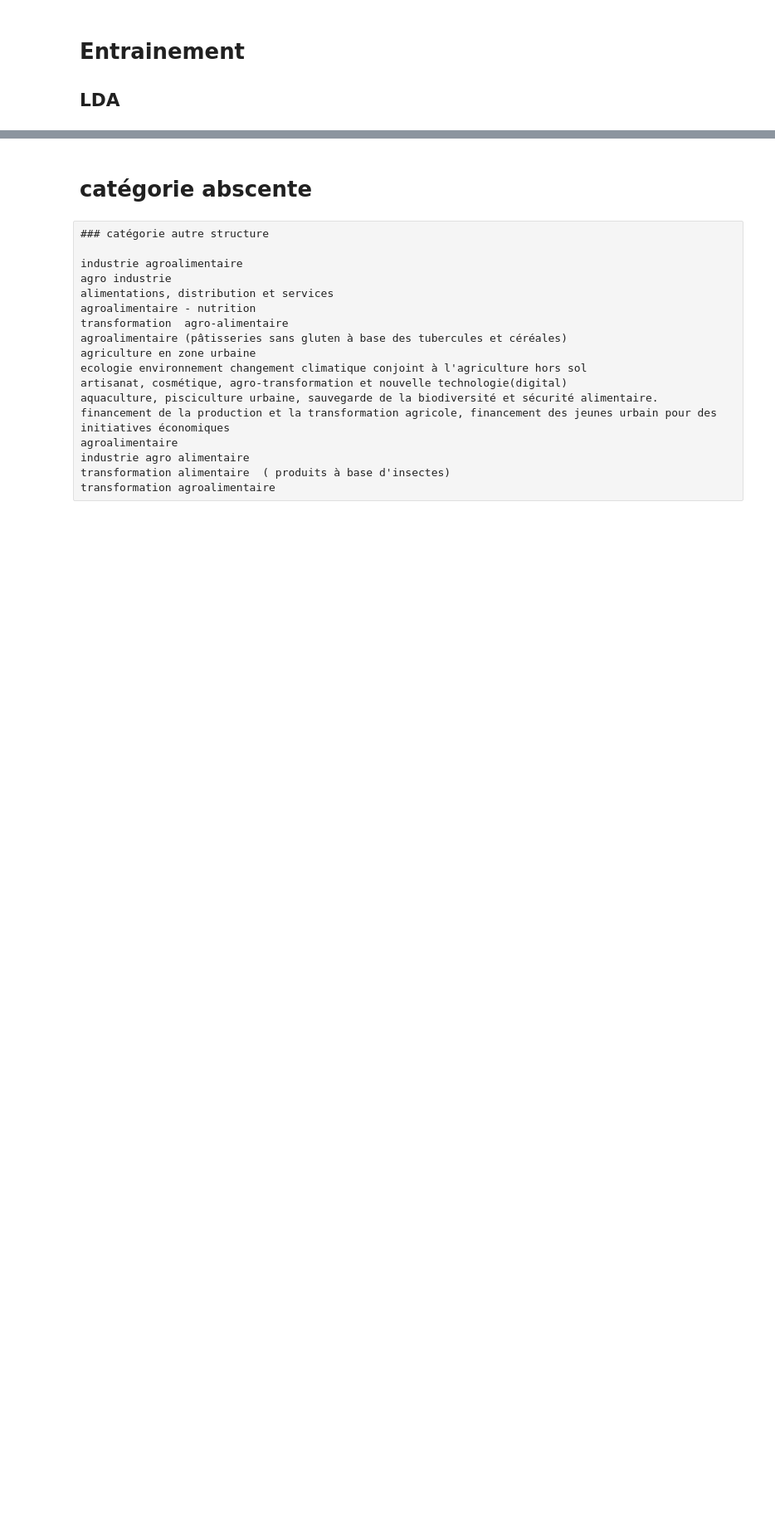
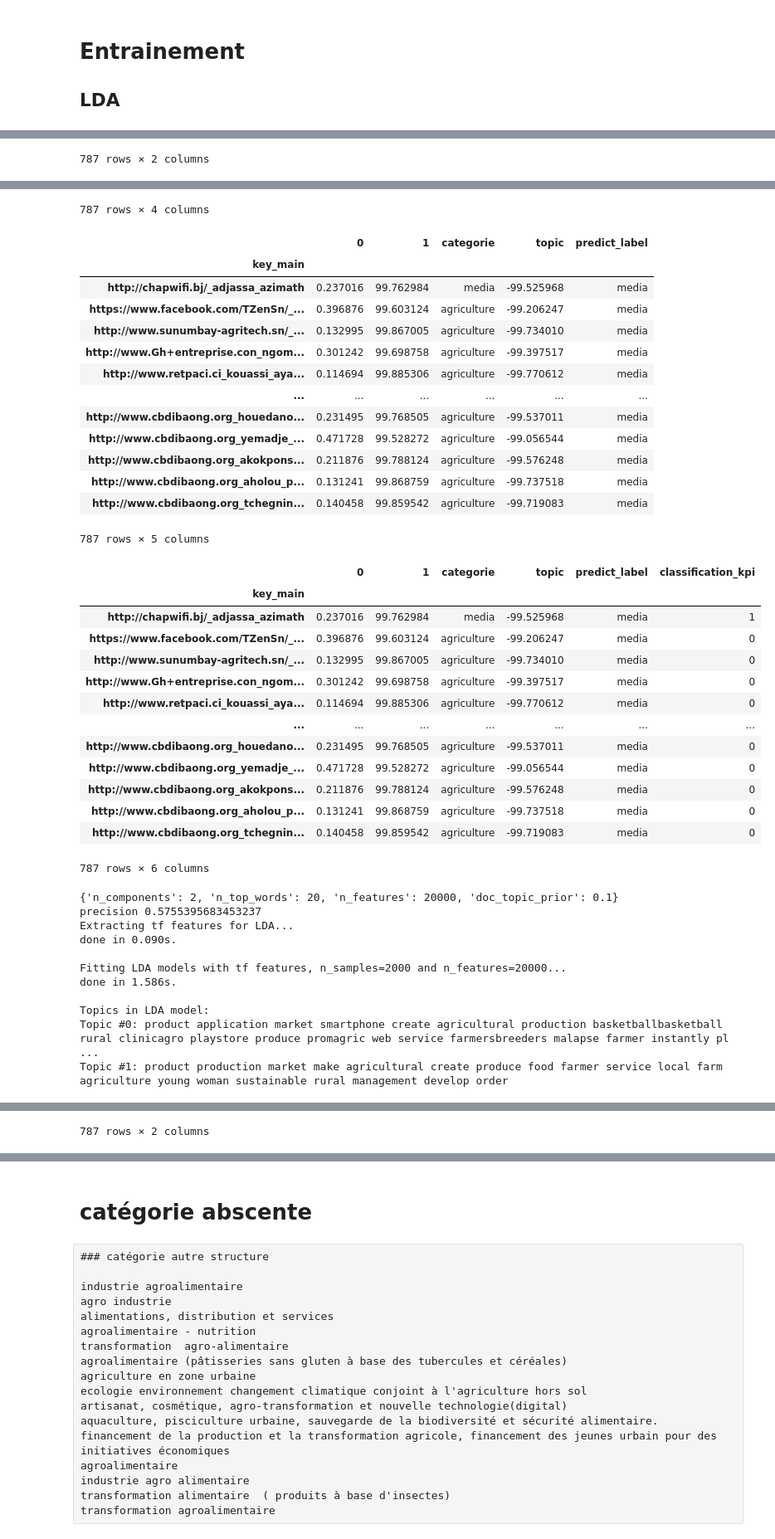
Before and after one commit to Digital-Africa/Base_Challenge_1000, a Jupyter notebook: 1-LDA-label_agri.ipynb, the cells around one changed output, grey strips where cells are left out. Shown: that part at 83% size. Saved outputs shown, nothing was run; the diff lists cells and outputs as text; code cells hidden in the pictures; blank space fills up the shorter version.

```diff
--- a/1-LDA-label_agri.ipynb
+++ b/1-LDA-label_agri.ipynb
@@ -253,0 +94,7 @@ precision 98.56115107913669
+# %%
+text_corpus = df[df['categorie'].isin(['agriculture','media'])]['collection_counter']
+list_model_parameters_prior = [{'n_components' : 2, 'n_top_words' : 20, 'n_features' : 20000, 'doc_topic_prior':alpha/10} for alpha in range(1,10,1)]
+
+for model_parameters in list_model_parameters_prior:
+    run_model_lda(model_parameters,text_corpus)
+# %% [output]
@@ -253,0 +123 @@ precision 98.56115107913669
+787 rows × 2 columns
@@ -253,0 +137,40 @@ precision 98.56115107913669
+787 rows × 4 columns
+|  | 0 | 1 | categorie | topic | predict_label |
+| key_main |  |  |  |  |  |
+| http://chapwifi.bj/_adjassa_azimath | 0.237016 | 99.762984 | media | -99.525968 | media |
+| https://www.facebook.com/TZenSn/_... | 0.396876 | 99.603124 | agriculture | -99.206247 | media |
+| http://www.sunumbay-agritech.sn/_... | 0.132995 | 99.867005 | agriculture | -99.734010 | media |
+| http://www.Gh+entreprise.con_ngom... | 0.301242 | 99.698758 | agriculture | -99.397517 | media |
+| http://www.retpaci.ci_kouassi_aya... | 0.114694 | 99.885306 | agriculture | -99.770612 | media |
+| ... | ... | ... | ... | ... | ... |
+| http://www.cbdibaong.org_houedano... | 0.231495 | 99.768505 | agriculture | -99.537011 | media |
+| http://www.cbdibaong.org_yemadje_... | 0.471728 | 99.528272 | agriculture | -99.056544 | media |
+| http://www.cbdibaong.org_akokpons... | 0.211876 | 99.788124 | agriculture | -99.576248 | media |
+| http://www.cbdibaong.org_aholou_p... | 0.131241 | 99.868759 | agriculture | -99.737518 | media |
+| http://www.cbdibaong.org_tchegnin... | 0.140458 | 99.859542 | agriculture | -99.719083 | media |
+787 rows × 5 columns
+|  | 0 | 1 | categorie | topic | predict_label | classification_kpi |
+| key_main |  |  |  |  |  |  |
+| http://chapwifi.bj/_adjassa_azimath | 0.237016 | 99.762984 | media | -99.525968 | media | 1 |
+| https://www.facebook.com/TZenSn/_... | 0.396876 | 99.603124 | agriculture | -99.206247 | media | 0 |
+| http://www.sunumbay-agritech.sn/_... | 0.132995 | 99.867005 | agriculture | -99.734010 | media | 0 |
+| http://www.Gh+entreprise.con_ngom... | 0.301242 | 99.698758 | agriculture | -99.397517 | media | 0 |
+| http://www.retpaci.ci_kouassi_aya... | 0.114694 | 99.885306 | agriculture | -99.770612 | media | 0 |
+| ... | ... | ... | ... | ... | ... | ... |
+| http://www.cbdibaong.org_houedano... | 0.231495 | 99.768505 | agriculture | -99.537011 | media | 0 |
+| http://www.cbdibaong.org_yemadje_... | 0.471728 | 99.528272 | agriculture | -99.056544 | media | 0 |
+| http://www.cbdibaong.org_akokpons... | 0.211876 | 99.788124 | agriculture | -99.576248 | media | 0 |
+| http://www.cbdibaong.org_aholou_p... | 0.131241 | 99.868759 | agriculture | -99.737518 | media | 0 |
+| http://www.cbdibaong.org_tchegnin... | 0.140458 | 99.859542 | agriculture | -99.719083 | media | 0 |
+787 rows × 6 columns
+{'n_components': 2, 'n_top_words': 20, 'n_features': 20000, 'doc_topic_prior': 0.1}
+precision 0.5755395683453237
+Extracting tf features for LDA...
+done in 0.090s.
+
+Fitting LDA models with tf features, n_samples=2000 and n_features=20000...
+done in 1.586s.
+
+Topics in LDA model:
+Topic #0: product application market smartphone create agricultural production basketballbasketball rural clinicagro playstore produce promagric web service farmersbreeders malapse farmer instantly pl ...
+Topic #1: product production market make agricultural create produce food farmer service local farm agriculture young woman sustainable rural management develop order
@@ -253,0 +190 @@ precision 98.56115107913669
+787 rows × 2 columns
```
Also changed, not shown: parts of 18 cells of this notebook, 44 other files.
